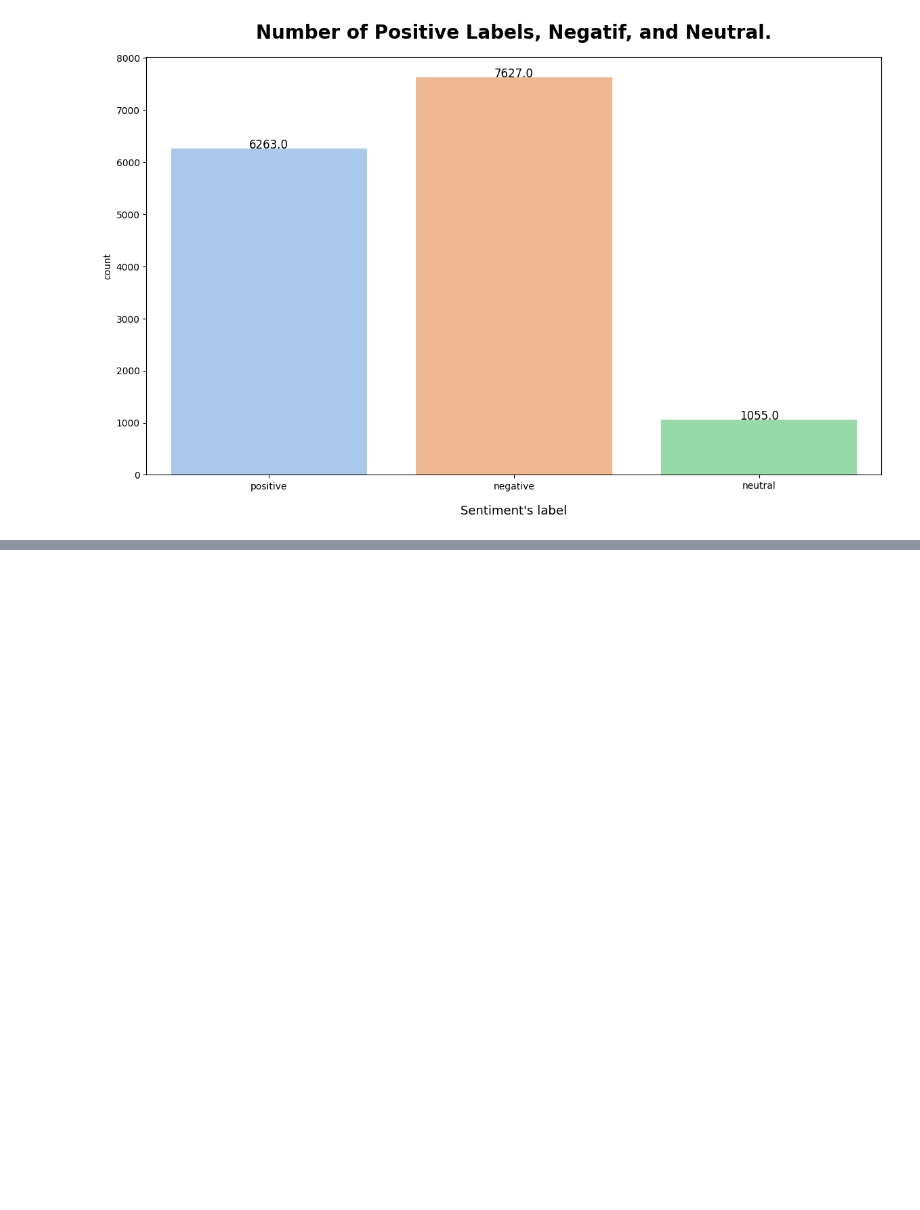
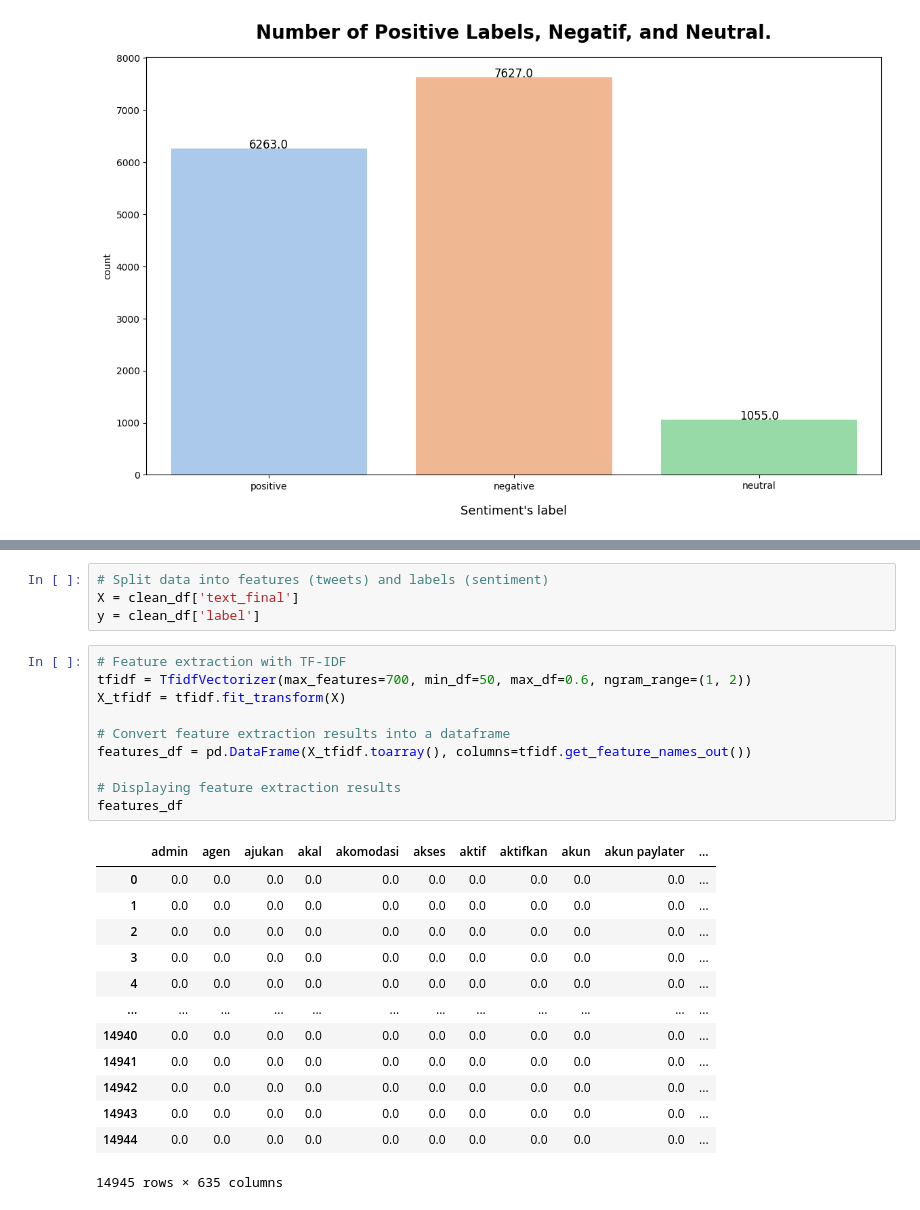
Before and after one commit to IndraSty/traveloka_sentiment_analysis, a Jupyter notebook: notebook/traveloka_sentiment.ipynb, the cells around one changed output, grey strips where cells are left out. Saved outputs shown, nothing was run; the diff lists cells and outputs as text; blank space fills up the shorter version.

Commit message:
feat: split data and Feature extraction with TF-IDF

```diff
--- a/notebook/traveloka_sentiment.ipynb
+++ b/notebook/traveloka_sentiment.ipynb
@@ -547,0 +558,28 @@ plt.show()
+# %%
+# Split data into features (tweets) and labels (sentiment)
+X = clean_df['text_final']
+y = clean_df['label']
+# %%
+# Feature extraction with TF-IDF
+tfidf = TfidfVectorizer(max_features=700, min_df=50, max_df=0.6, ngram_range=(1, 2))
+X_tfidf = tfidf.fit_transform(X)
+
+# Convert feature extraction results into a dataframe
+features_df = pd.DataFrame(X_tfidf.toarray(), columns=tfidf.get_feature_names_out())
+
+# Displaying feature extraction results
+features_df
+# %% [output]
+|  | admin | agen | ajukan | akal | akomodasi | akses | aktif | aktifkan | akun | akun paylater | ... |
+| 0 | 0.0 | 0.0 | 0.0 | 0.0 | 0.0 | 0.0 | 0.0 | 0.0 | 0.0 | 0.0 | ... |
+| 1 | 0.0 | 0.0 | 0.0 | 0.0 | 0.0 | 0.0 | 0.0 | 0.0 | 0.0 | 0.0 | ... |
+| 2 | 0.0 | 0.0 | 0.0 | 0.0 | 0.0 | 0.0 | 0.0 | 0.0 | 0.0 | 0.0 | ... |
+| 3 | 0.0 | 0.0 | 0.0 | 0.0 | 0.0 | 0.0 | 0.0 | 0.0 | 0.0 | 0.0 | ... |
+| 4 | 0.0 | 0.0 | 0.0 | 0.0 | 0.0 | 0.0 | 0.0 | 0.0 | 0.0 | 0.0 | ... |
+| ... | ... | ... | ... | ... | ... | ... | ... | ... | ... | ... | ... |
+| 14940 | 0.0 | 0.0 | 0.0 | 0.0 | 0.0 | 0.0 | 0.0 | 0.0 | 0.0 | 0.0 | ... |
+| 14941 | 0.0 | 0.0 | 0.0 | 0.0 | 0.0 | 0.0 | 0.0 | 0.0 | 0.0 | 0.0 | ... |
+| 14942 | 0.0 | 0.0 | 0.0 | 0.0 | 0.0 | 0.0 | 0.0 | 0.0 | 0.0 | 0.0 | ... |
+| 14943 | 0.0 | 0.0 | 0.0 | 0.0 | 0.0 | 0.0 | 0.0 | 0.0 | 0.0 | 0.0 | ... |
+| 14944 | 0.0 | 0.0 | 0.0 | 0.0 | 0.0 | 0.0 | 0.0 | 0.0 | 0.0 | 0.0 | ... |
+14945 rows × 635 columns
```
Also changed, not shown: parts of 1 cell of this notebook.
